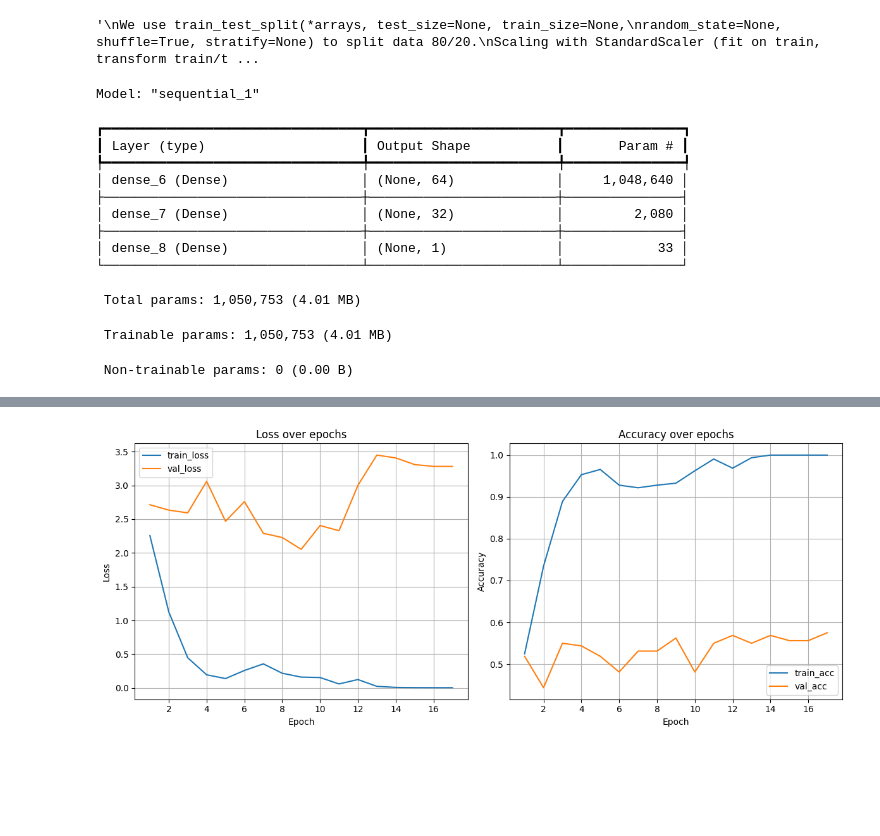
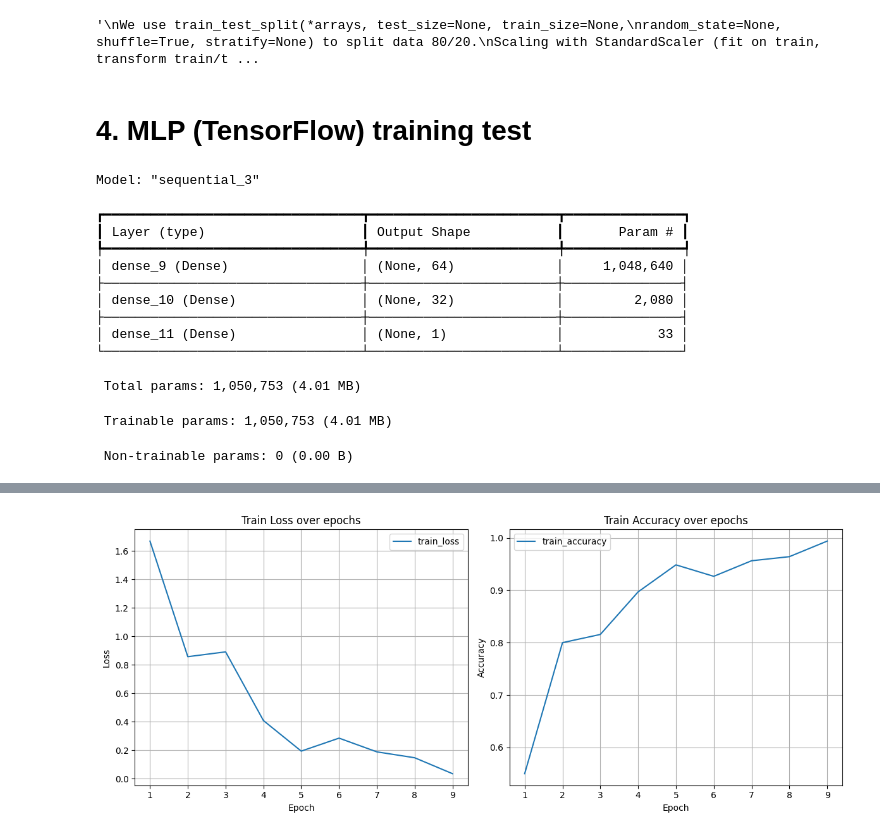
Before and after one commit to Archi2903/AI-in-Engenery, a Jupyter notebook: HW_04_Mini_Project_(seismic_image_classification).ipynb, the cells around one changed output, grey strips where cells are left out. Drawn from its saved outputs; the diff is of its cells as text; code cells hidden in the pictures; blank space fills up the shorter version.

```diff
--- a/HW_04_Mini_Project_(seismic_image_classification).ipynb
+++ b/HW_04_Mini_Project_(seismic_image_classification).ipynb
@@ -155,18 +158,18 @@ def npys_to_table(
 
     return df
 # %%
-# пути к вашим двум .npy
+#  .npy
 df = npys_to_table(
-    "synth_500_proc.npy",
-    "field_500_proc.npy",
+    path + "synth_500_proc.npy",
+    path + "field_500_proc.npy",
     save_csv="my_dataset_table.csv",
-    # если хотите свои названия классов:
+    # name class:
     synthetic_name="synthetic",
     field_name="field",
 )
 
-# Быстрая проверка
-print(df.dtypes)              # убедиться, что признаки числовые, Label строка
+# print check
+print(df.dtypes)
 print(df["Label"].value_counts())
 # %% [output]
         f01       f02       f03       f04       f05       f06       f07  \
@@ -256,49 +249,51 @@ Class distribution — total: {0: 500, 1: 500}
 Class distribution — train: {0: 400, 1: 400}
 Class distribution — test : {0: 100, 1: 100}
 '\nWe use train_test_split(*arrays, test_size=None, train_size=None,\nrandom_state=None, shuffle=True, stratify=None) to split data 80/20.\nScaling with StandardScaler (fit on train, transform train/t ...
+# %% [markdown]
+# 4. MLP (TensorFlow) training test
 # %%
-# ==============================
-# Section 4. MLP (TensorFlow/Keras)
-# ==============================
-
-import numpy as np
 import tensorflow as tf
 from tensorflow import keras
 import matplotlib.pyplot as plt
+import numpy as np
 
-# Фиксируем генераторы (по желанию)
+
+# magic numb for random
 tf.random.set_seed(42)
 np.random.seed(42)
 
 n_features = X_train_scaled.shape[1]
 n_classes  = len(np.unique(y_train))
 
-# Архитектура
-hidden = [64, 32]  # можно менять
+# hidden
+hidden = [64, 32]
 
+# model Sequential
+# activation gunction relu
 model = keras.models.Sequential()
 model.add(keras.layers.Input(shape=(n_features,)))
 model.add(keras.layers.Dense(hidden[0], activation='relu'))
 model.add(keras.layers.Dense(hidden[1], activation='relu'))
 
-# Выход и лосс — в зависимости от числа классов
+# Accuracy
 if n_classes == 2:
-    # бинарный случай (например: 0=field, 1=synthetic)
+    # ( 0=field, 1=synthetic)
     model.add(keras.layers.Dense(1, activation='sigmoid'))
     loss = 'binary_crossentropy'
     metrics = ['accuracy', keras.metrics.AUC(name='auc')]
 else:
-    # мультикласс (напр.: blasting/drilling/electric noise/microseismic/scaling)
+    #
     model.add(keras.layers.Dense(n_classes, activation='softmax'))
     loss = 'sparse_categorical_crossentropy'
     metrics = ['accuracy']
 
 model.summary()
 
-# Компиляция
+# compile
+# optimize adam
 model.compile(optimizer='adam', loss=loss, metrics=metrics)
 
-# Коллбэки: ранняя остановка и уменьшение LR
+# Val Loss
 early_stop = keras.callbacks.EarlyStopping(
     monitor='val_loss', patience=8, restore_best_weights=True
 )
@@ -306,7 +301,7 @@ plateau = keras.callbacks.ReduceLROnPlateau(
     monitor='val_loss', factor=0.5, patience=4, min_lr=1e-6, verbose=1
 )
 
-# Обучение (20% от train пойдут на валидацию)
+# Training (20%)
 history = model.fit(
     X_train_scaled, y_train,
     validation_split=0.2,
@@ -316,46 +311,44 @@ history = model.fit(
     verbose=1
 )
 
-# Оценка на тесте
+# Evaluate
 test_metrics = model.evaluate(X_test_scaled, y_test, verbose=0)
 print("Test metrics:", dict(zip(model.metrics_names, test_metrics)))
 
-# ====== Графики: Loss и Accuracy по эпохам ======
+# plot Loss and accuracy
 hist = history.history
 epochs = range(1, len(hist['loss']) + 1)
 
-plt.figure(figsize=(12,5))
+plt.figure(figsize=(12, 5))
 
-# Loss
-plt.subplot(1,2,1)
+# Loss plot
+plt.subplot(1, 2, 1)
 plt.plot(epochs, hist['loss'], label='train_loss')
-plt.plot(epochs, hist['val_loss'], label='val_loss')
-plt.xlabel('Epoch'); plt.ylabel('Loss'); plt.title('Loss over epochs')
+plt.xlabel('Epoch'); plt.ylabel('Loss'); plt.title('Train Loss over epochs')
 plt.legend(); plt.grid(True)
 
-# Accuracy (и val_accuracy, если есть)
-plt.subplot(1,2,2)
-plt.plot(epochs, hist['accuracy'], label='train_acc')
-if 'val_accuracy' in hist:
-    plt.plot(epochs, hist['val_accuracy'], label='val_acc')
-plt.xlabel('Epoch'); plt.ylabel('Accuracy'); plt.title('Accuracy over epochs')
+# Accuracy plot
+plt.subplot(1, 2, 2)
+plt.plot(epochs, hist['accuracy'], label='train_accuracy')
+plt.xlabel('Epoch'); plt.ylabel('Accuracy'); plt.title('Train Accuracy over epochs')
 plt.legend(); plt.grid(True)
+
 
 plt.tight_layout()
 plt.show()
 
-# (опционально) Сохранить модель
+
 model.save('mlp_classifier.keras')
 # %% [output]
-Model: "sequential_1"
+Model: "sequential_3"
 ┏━━━━━━━━━━━━━━━━━━━━━━━━━━━━━━━━━┳━━━━━━━━━━━━━━━━━━━━━━━━┳━━━━━━━━━━━━━━━┓
 ┃ Layer (type)                    ┃ Output Shape           ┃       Param # ┃
 ┡━━━━━━━━━━━━━━━━━━━━━━━━━━━━━━━━━╇━━━━━━━━━━━━━━━━━━━━━━━━╇━━━━━━━━━━━━━━━┩
-│ dense_6 (Dense)                 │ (None, 64)             │     1,048,640 │
+│ dense_9 (Dense)                 │ (None, 64)             │     1,048,640 │
 ├─────────────────────────────────┼────────────────────────┼───────────────┤
-│ dense_7 (Dense)                 │ (None, 32)             │         2,080 │
+│ dense_10 (Dense)                │ (None, 32)             │         2,080 │
 ├─────────────────────────────────┼────────────────────────┼───────────────┤
-│ dense_8 (Dense)                 │ (None, 1)              │            33 │
+│ dense_11 (Dense)                │ (None, 1)              │            33 │
 └─────────────────────────────────┴────────────────────────┴───────────────┘
  Total params: 1,050,753 (4.01 MB)
  Trainable params: 1,050,753 (4.01 MB)
@@ -380 +373 @@ Test metrics: {'loss': 1.2652615308761597, 'compile_metrics': 0.6349999904632568
-[figure, old version]
+[figure, new version]
```
Also changed, not shown: parts of 13 cells of this notebook.
